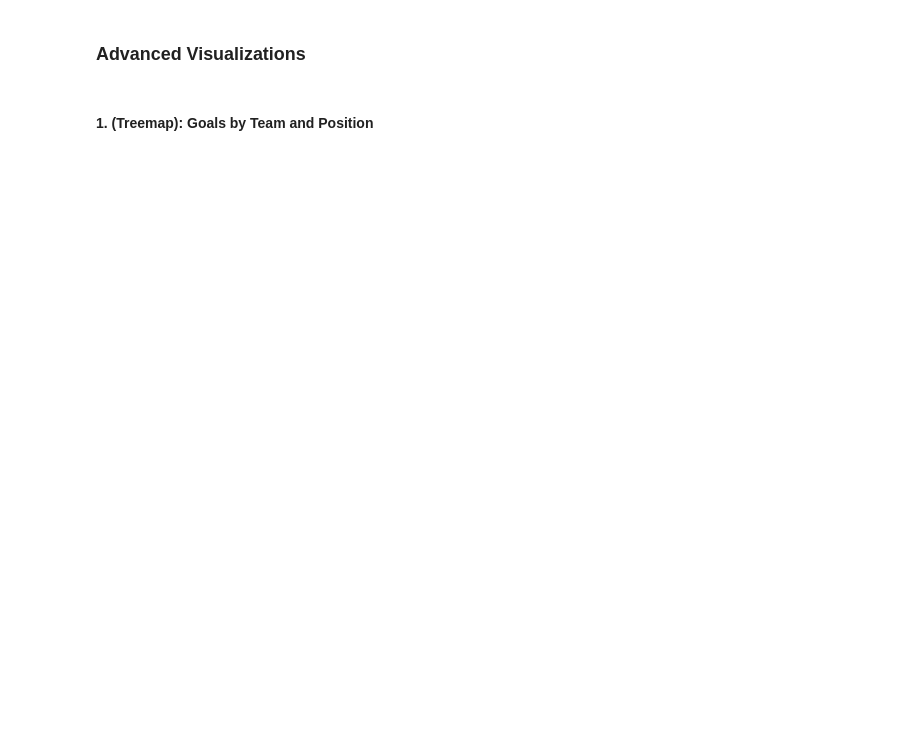
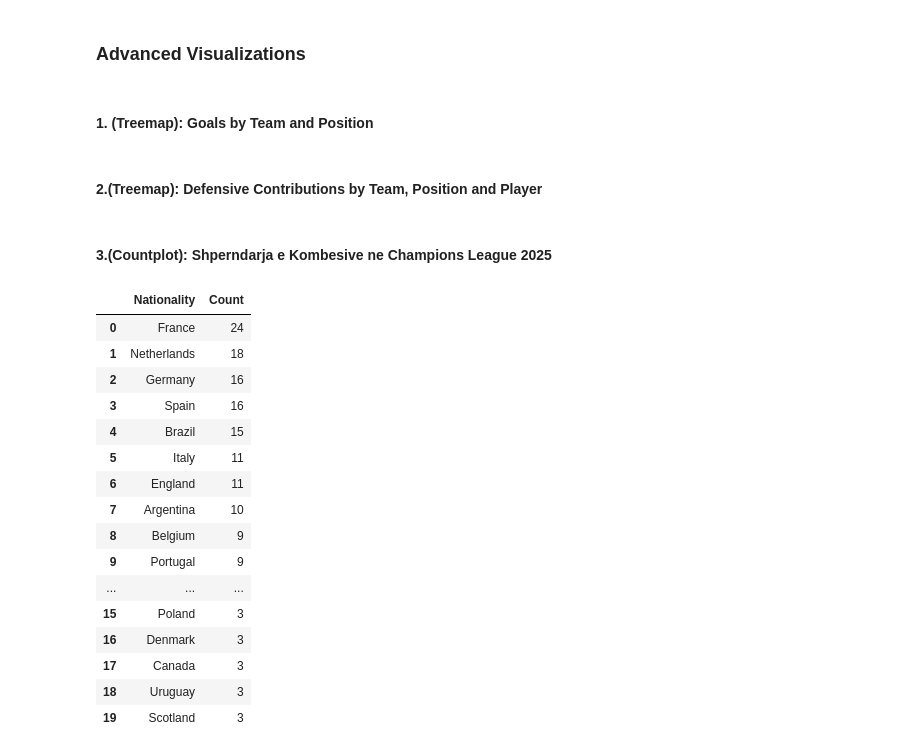
Before and after one commit to ArberKuqi/PythonDataScience_Project, a Jupyter notebook: ChampionsData/04-advanced_visualizations.ipynb, the cells around one changed output. Saved outputs shown, nothing was run; the diff lists cells and outputs as text; code cells hidden in the pictures; blank space fills up the shorter version.

```diff
--- a/ChampionsData/04-advanced_visualizations.ipynb
+++ b/ChampionsData/04-advanced_visualizations.ipynb
@@ -27,6 +29,8 @@ fig = px.treemap(
 
 fig.update_layout(margin=dict(t=40, l=0, r=0, b=0))
 fig.show()
+# %% [markdown]
+#### 2.(Treemap): Defensive Contributions by Team, Position and Player
 # %%
 ucl['Defensive_Score'] = ucl['Tackles_Won'] + ucl['Balls_recovered']
 
@@ -48,3 +52,28 @@ fig = px.treemap(
 
 fig.update_layout(margin=dict(t=60, l=0, r=0, b=0))
 fig.show()
+# %% [markdown]
+#### 3.(Countplot): Shperndarja e Kombesive ne Champions League 2025
+# %%
+nationality_counts = ucl['Nationality'].value_counts().head(20).reset_index()
+nationality_counts.columns = ['Nationality', 'Count']
+
+nationality_counts
+# %% [output]
+|  | Nationality | Count |
+| 0 | France | 24 |
+| 1 | Netherlands | 18 |
+| 2 | Germany | 16 |
+| 3 | Spain | 16 |
+| 4 | Brazil | 15 |
+| 5 | Italy | 11 |
+| 6 | England | 11 |
+| 7 | Argentina | 10 |
+| 8 | Belgium | 9 |
+| 9 | Portugal | 9 |
+| ... | ... | ... |
+| 15 | Poland | 3 |
+| 16 | Denmark | 3 |
+| 17 | Canada | 3 |
+| 18 | Uruguay | 3 |
+| 19 | Scotland | 3 |
```
Also changed, not shown: parts of 27 cells of this notebook, 1 other file.
